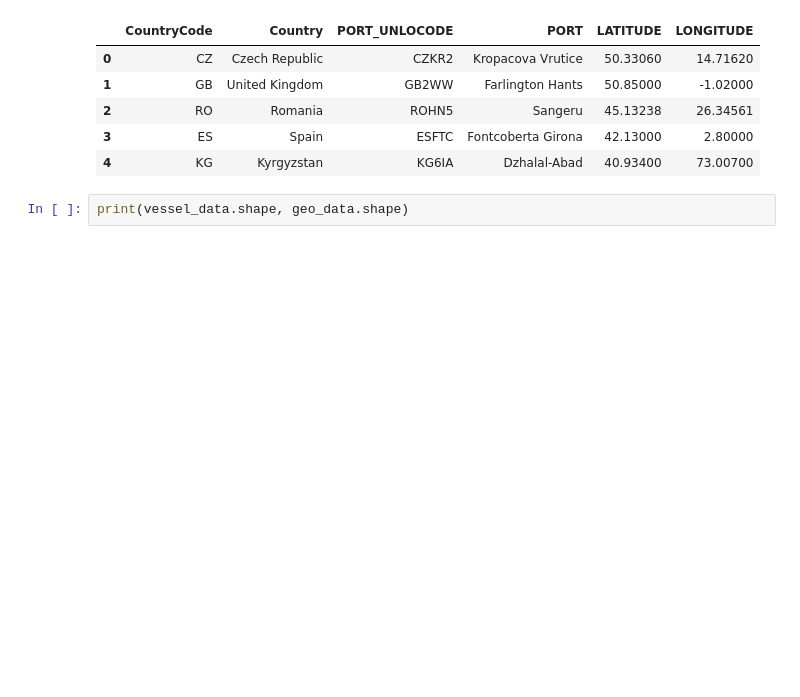
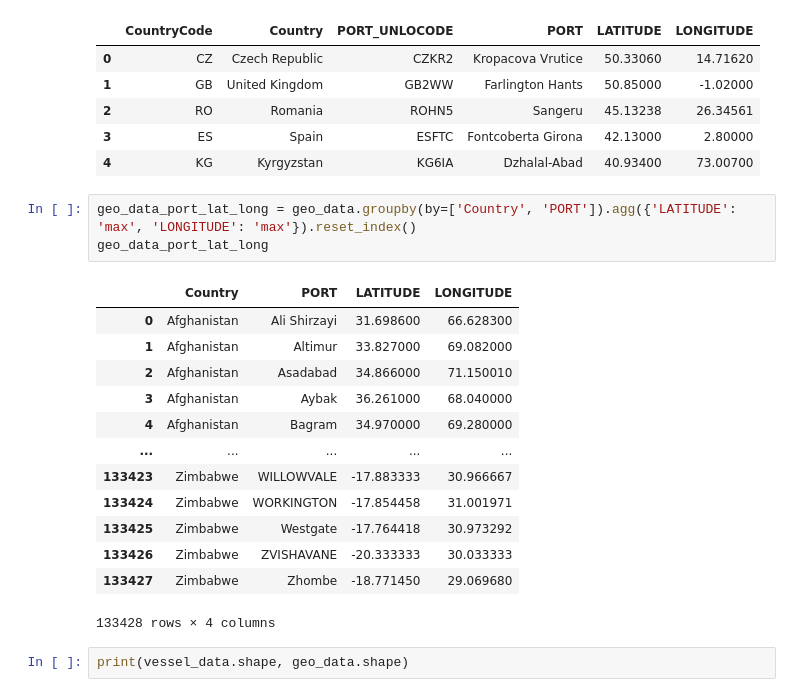
Before and after one commit to hargurjeet/Maersk, a Jupyter notebook: Solution_Notebook.ipynb, the cells around one changed output. Saved outputs shown, nothing was run; the diff lists cells and outputs as text; blank space fills up the shorter version.

```diff
--- a/Solution_Notebook.ipynb
+++ b/Solution_Notebook.ipynb
@@ -133,6 +133,23 @@ geo_data.head()
 | 2 | RO | Romania | ROHN5 | Sangeru | 45.13238 | 26.34561 |
 | 3 | ES | Spain | ESFTC | Fontcoberta Girona | 42.13000 | 2.80000 |
 | 4 | KG | Kyrgyzstan | KG6IA | Dzhalal-Abad | 40.93400 | 73.00700 |
+# %%
+geo_data_port_lat_long = geo_data.groupby(by=['Country', 'PORT']).agg({'LATITUDE': 'max', 'LONGITUDE': 'max'}).reset_index()
+geo_data_port_lat_long
+# %% [output]
+|  | Country | PORT | LATITUDE | LONGITUDE |
+| 0 | Afghanistan | Ali Shirzayi | 31.698600 | 66.628300 |
+| 1 | Afghanistan | Altimur | 33.827000 | 69.082000 |
+| 2 | Afghanistan | Asadabad | 34.866000 | 71.150010 |
+| 3 | Afghanistan | Aybak | 36.261000 | 68.040000 |
+| 4 | Afghanistan | Bagram | 34.970000 | 69.280000 |
+| ... | ... | ... | ... | ... |
+| 133423 | Zimbabwe | WILLOWVALE | -17.883333 | 30.966667 |
+| 133424 | Zimbabwe | WORKINGTON | -17.854458 | 31.001971 |
+| 133425 | Zimbabwe | Westgate | -17.764418 | 30.973292 |
+| 133426 | Zimbabwe | ZVISHAVANE | -20.333333 | 30.033333 |
+| 133427 | Zimbabwe | Zhombe | -18.771450 | 29.069680 |
+133428 rows × 4 columns
 # %%
 print(vessel_data.shape, geo_data.shape)
 # %% [output]
```
Also changed, not shown: parts of 8 cells of this notebook.
